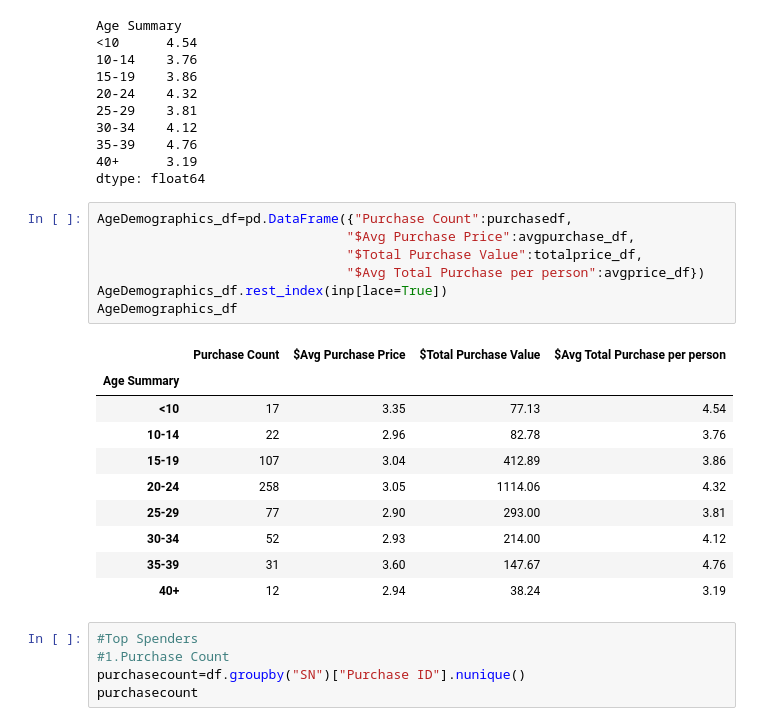
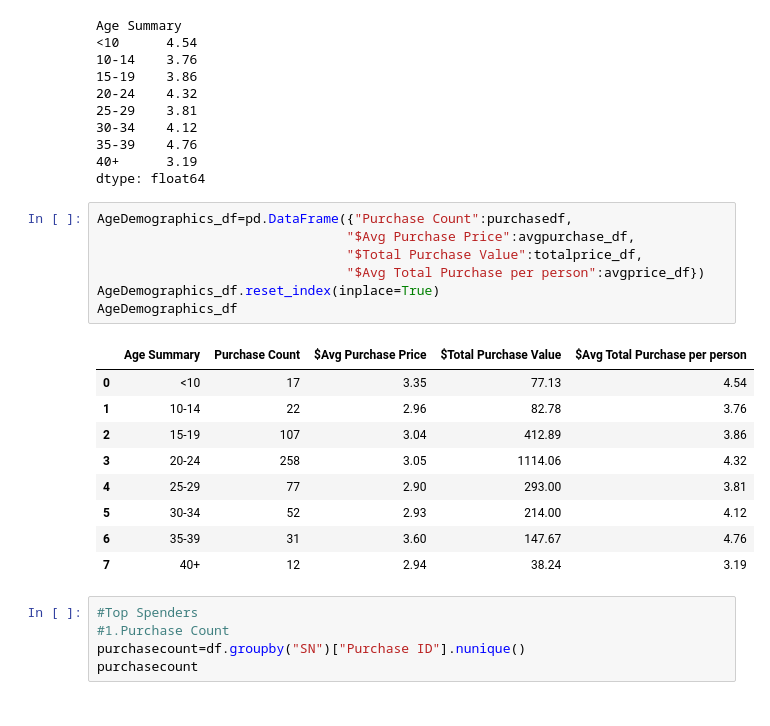
Before and after one commit to Neejos/pandas-challenge, a Jupyter notebook: HeroesOfPymoli/Videogameanalysis.ipynb, the cells around one changed output. Drawn from its saved outputs; the diff is of its cells as text.

```diff
--- a/HeroesOfPymoli/Videogameanalysis.ipynb
+++ b/HeroesOfPymoli/Videogameanalysis.ipynb
@@ -219,21 +219,20 @@ dtype: float64
 # %%
 AgeDemographics_df=pd.DataFrame({"Purchase Count":purchasedf,
                                 "$Avg Purchase Price":avgpurchase_df,
                                 "$Total Purchase Value":totalprice_df,
                                 "$Avg Total Purchase per person":avgprice_df})
-AgeDemographics_df.rest_index(inp[lace=True])
+AgeDemographics_df.reset_index(inplace=True)
 AgeDemographics_df
 # %% [output]
-|  | Purchase Count | $Avg Purchase Price | $Total Purchase Value | $Avg Total Purchase per person |
-| Age Summary |  |  |  |  |
-| <10 | 17 | 3.35 | 77.13 | 4.54 |
-| 10-14 | 22 | 2.96 | 82.78 | 3.76 |
-| 15-19 | 107 | 3.04 | 412.89 | 3.86 |
-| 20-24 | 258 | 3.05 | 1114.06 | 4.32 |
-| 25-29 | 77 | 2.90 | 293.00 | 3.81 |
-| 30-34 | 52 | 2.93 | 214.00 | 4.12 |
-| 35-39 | 31 | 3.60 | 147.67 | 4.76 |
-| 40+ | 12 | 2.94 | 38.24 | 3.19 |
+|  | Age Summary | Purchase Count | $Avg Purchase Price | $Total Purchase Value | $Avg Total Purchase per person |
+| 0 | <10 | 17 | 3.35 | 77.13 | 4.54 |
+| 1 | 10-14 | 22 | 2.96 | 82.78 | 3.76 |
+| 2 | 15-19 | 107 | 3.04 | 412.89 | 3.86 |
+| 3 | 20-24 | 258 | 3.05 | 1114.06 | 4.32 |
+| 4 | 25-29 | 77 | 2.90 | 293.00 | 3.81 |
+| 5 | 30-34 | 52 | 2.93 | 214.00 | 4.12 |
+| 6 | 35-39 | 31 | 3.60 | 147.67 | 4.76 |
+| 7 | 40+ | 12 | 2.94 | 38.24 | 3.19 |
 # %%
 #Top Spenders
 #1.Purchase Count
```
